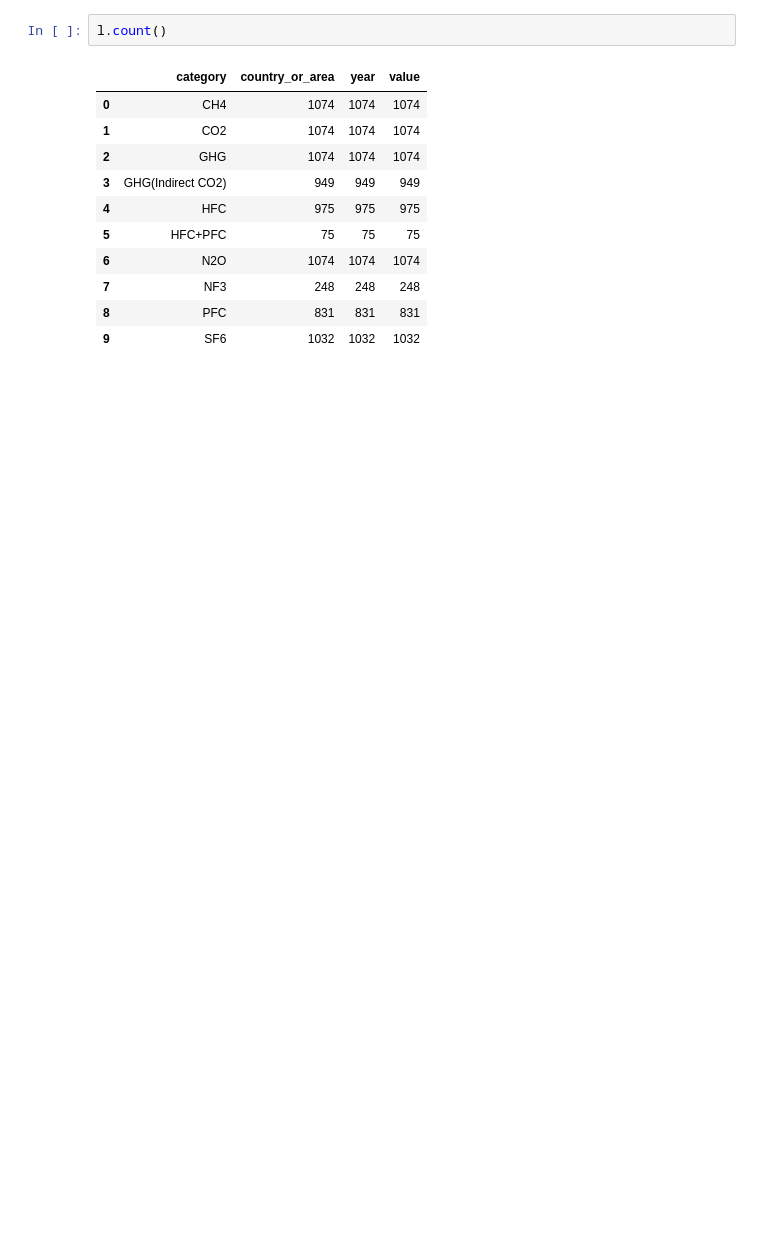
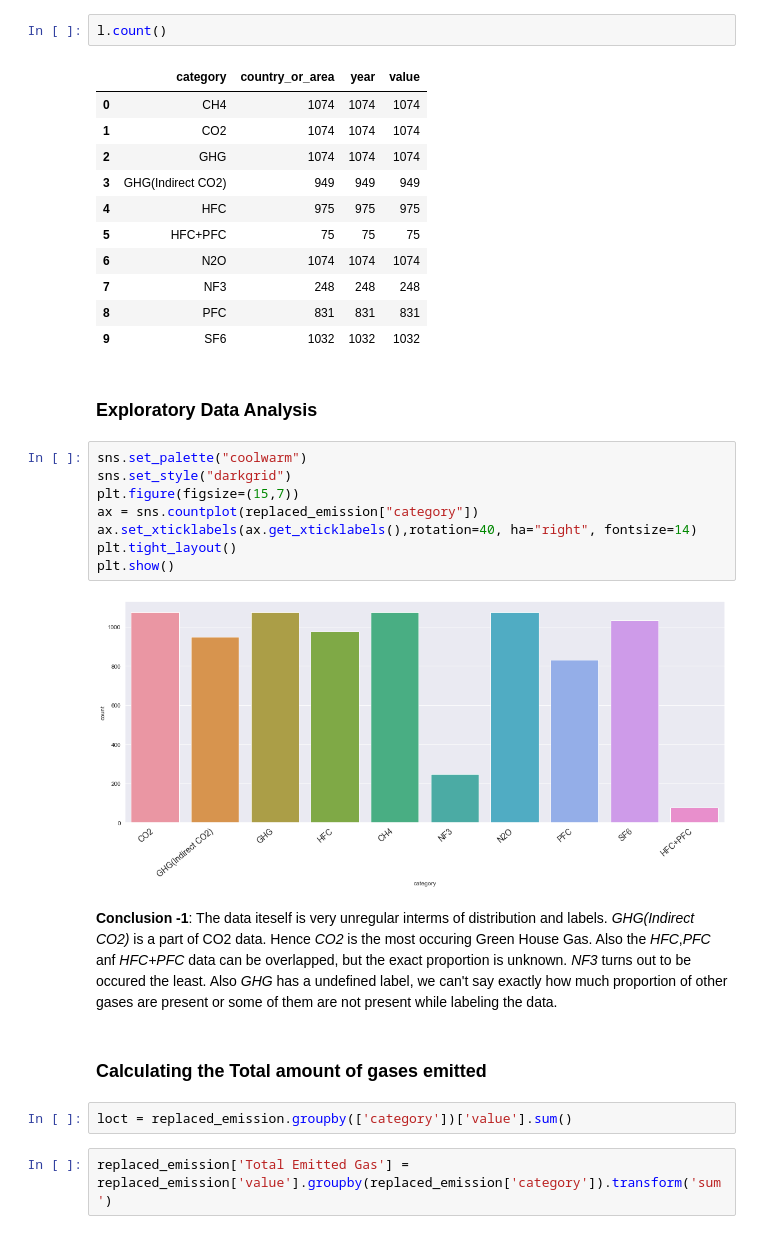
Before and after one commit to Wealthy-Waste/International-Greenhouse-Gas-Emissions, a Jupyter notebook: INTERNATIONAL GREENHOUSE GAS EMMISSION/1 - EMISSION ANALYSIS - 9TH MAY 2020.ipynb, the cells around one changed output. Drawn from its saved outputs; the diff is of its cells as text; blank space fills up the shorter version.

Commit message:
Added some Analysis

```diff
--- a/INTERNATIONAL GREENHOUSE GAS EMMISSION/1 - EMISSION ANALYSIS - 9TH MAY 2020.ipynb
+++ b/INTERNATIONAL GREENHOUSE GAS EMMISSION/1 - EMISSION ANALYSIS - 9TH MAY 2020.ipynb
@@ -182,3 +194,24 @@ l.count()
 | 7 | NF3 | 248 | 248 | 248 |
 | 8 | PFC | 831 | 831 | 831 |
 | 9 | SF6 | 1032 | 1032 | 1032 |
+# %% [markdown]
+### Exploratory Data Analysis
+# %%
+sns.set_palette("coolwarm")
+sns.set_style("darkgrid")
+plt.figure(figsize=(15,7))
+ax = sns.countplot(replaced_emission["category"])
+ax.set_xticklabels(ax.get_xticklabels(),rotation=40, ha="right", fontsize=14)
+plt.tight_layout()
+plt.show()
+# %% [output]
+[figure, added]
+# %% [markdown]
+**Conclusion -1**:
+    The data iteself is very unregular interms of distribution and labels. *GHG(Indirect CO2)* is a part of CO2 data. Hence *CO2* is the most occuring Green House Gas. Also the *HFC*,*PFC* anf *HFC+PFC* data can be overlapped, but the exact proportion is unknown. *NF3* turns out to be occured the least. Also *GHG* has a undefined label, we can't say exactly how much proportion of other gases are present or some of them are not present while labeling the data.
+# %% [markdown]
+### Calculating the Total amount of gases emitted
+# %%
+loct = replaced_emission.groupby(['category'])['value'].sum()
+# %%
+replaced_emission['Total Emitted Gas'] = replaced_emission['value'].groupby(replaced_emission['category']).transform('sum')
```
Also changed, not shown: parts of 9 cells of this notebook.
